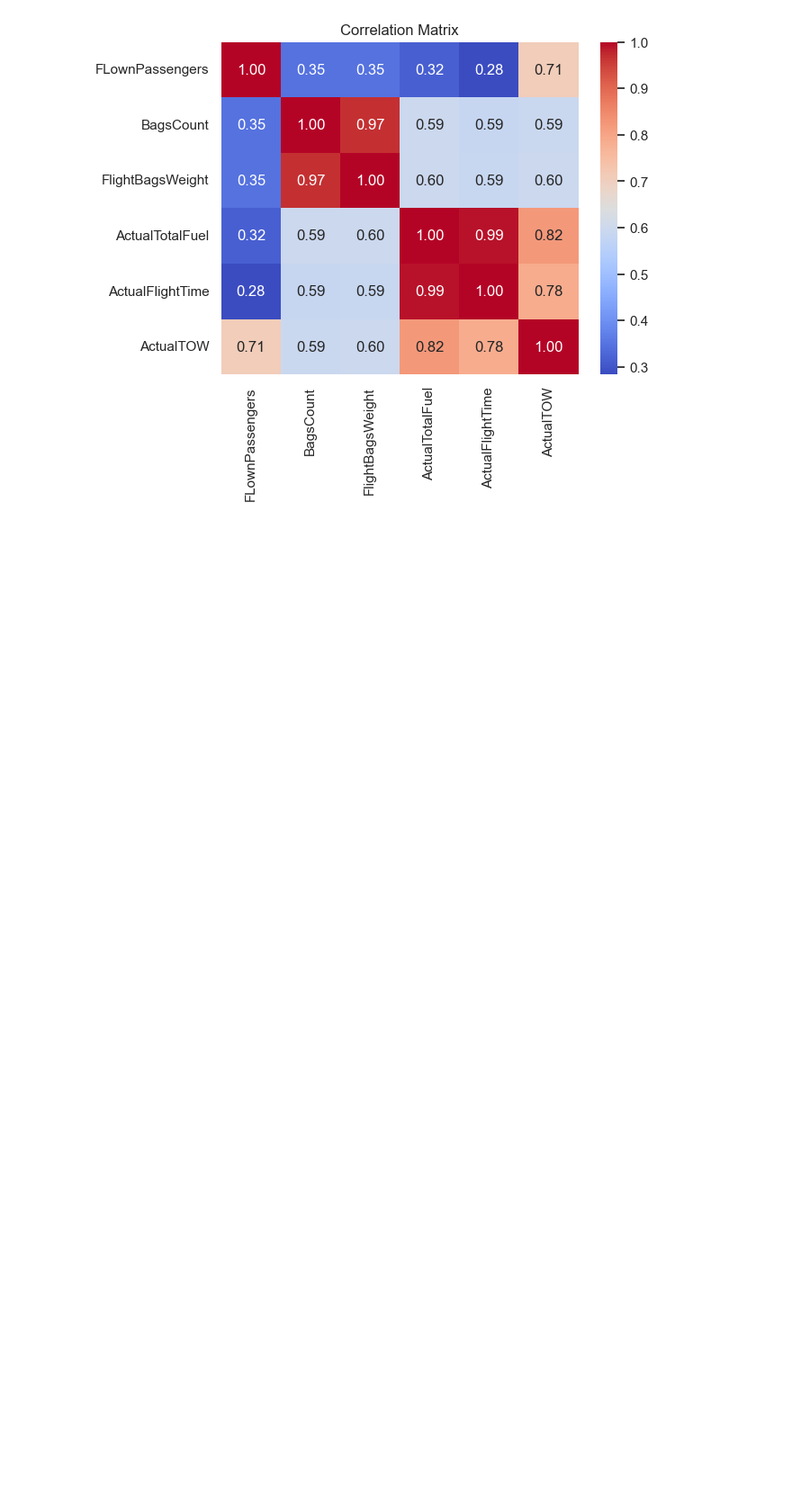
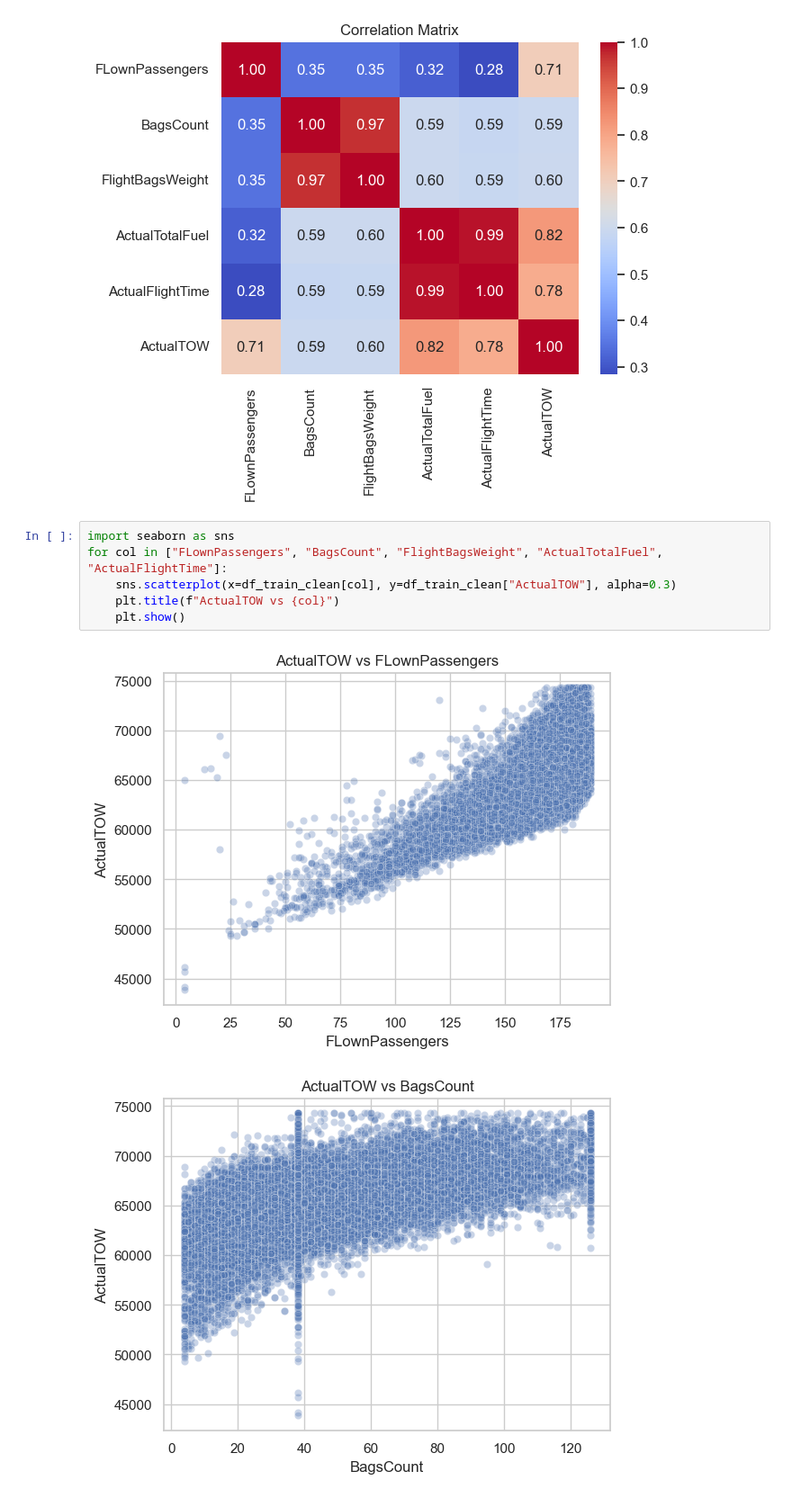
Before and after one commit to banacchini/ryanairTakeOffWeightRegression, a Jupyter notebook: notebooks/01_eda.ipynb, the cells around one changed output. Shown at 90% size. Cells and saved outputs as stored; diff of their text form; blank space fills up the shorter version.

Commit message:
Post Cleaning EDA

```diff
--- a/notebooks/01_eda.ipynb
+++ b/notebooks/01_eda.ipynb
@@ -808,3 +849,12 @@ plt.title("Correlation Matrix")
 plt.show()
 # %% [output]
 [figure]
+# %%
+import seaborn as sns
+for col in ["FLownPassengers", "BagsCount", "FlightBagsWeight", "ActualTotalFuel", "ActualFlightTime"]:
+    sns.scatterplot(x=df_train_clean[col], y=df_train_clean["ActualTOW"], alpha=0.3)
+    plt.title(f"ActualTOW vs {col}")
+    plt.show()
+# %% [output]
+[figure, added]
+[figure, added]
```
Also changed, not shown: parts of 8 cells of this notebook.
